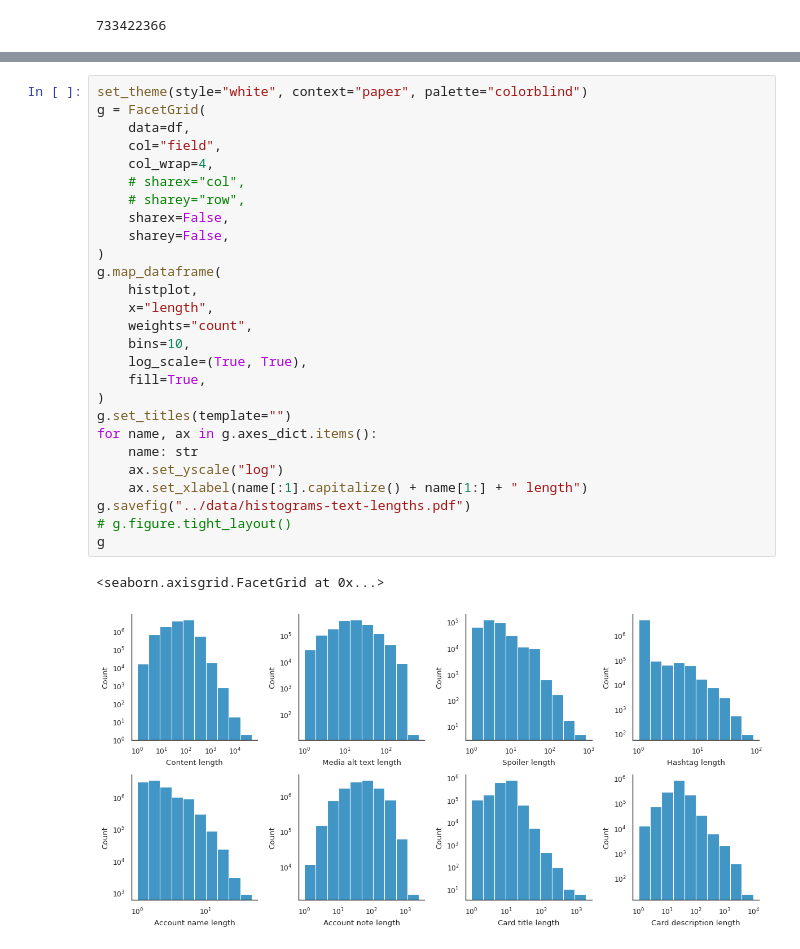
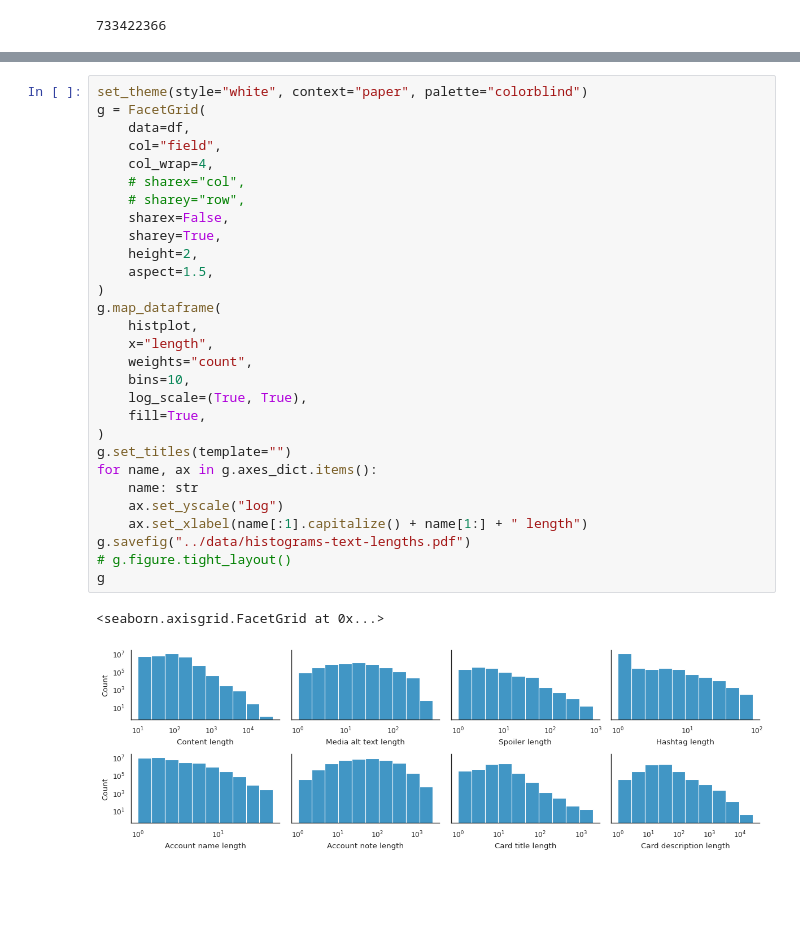
Before and after one commit to webis-de/mastodon-search, a Jupyter notebook: notebooks/mastodon-text-length.ipynb, the cells around one changed output, grey strips where cells are left out. Saved outputs shown, nothing was run; the diff lists cells and outputs as text; blank space fills up the shorter version.

```diff
--- a/notebooks/mastodon-text-length.ipynb
+++ b/notebooks/mastodon-text-length.ipynb
@@ -146,30 +133,32 @@ df
 # %%
 set_theme(style="white", context="paper", palette="colorblind")
 g = FacetGrid(
     data=df,
     col="field",
     col_wrap=4,
     # sharex="col",
     # sharey="row",
     sharex=False,
-    sharey=False,
+    sharey=True,
+    height=2,
+    aspect=1.5,
 )
 g.map_dataframe(
     histplot,
     x="length",
     weights="count",
     bins=10,
     log_scale=(True, True),
     fill=True,
 )
 g.set_titles(template="")
 for name, ax in g.axes_dict.items():
     name: str
     ax.set_yscale("log")
     ax.set_xlabel(name[:1].capitalize() + name[1:] + " length")
 g.savefig("../data/histograms-text-lengths.pdf")
 # g.figure.tight_layout()
 g
 # %% [output]
 <seaborn.axisgrid.FacetGrid at 0x...>
-[figure, old version]
+[figure, new version]
```
Also changed, not shown: parts of 3 cells of this notebook, 1 other file.
